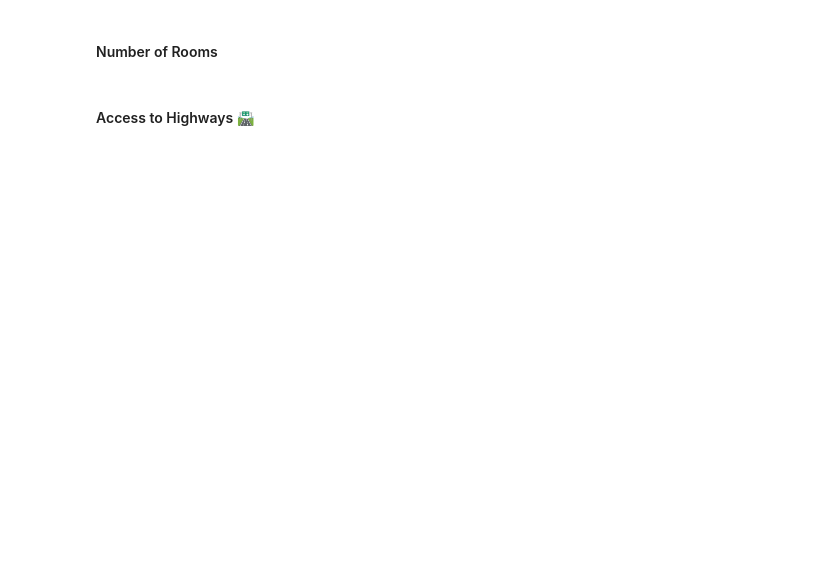
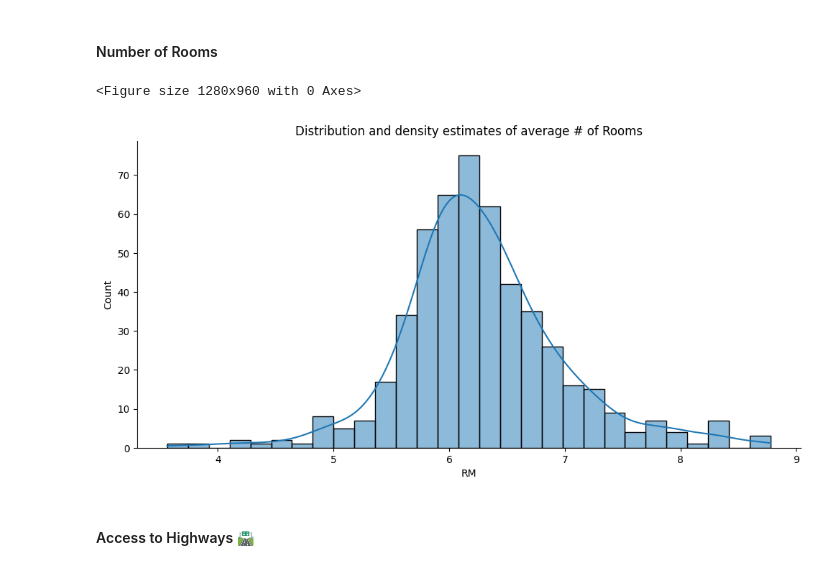
Before and after one commit to noah-clements/100Days-Python-Course, a Jupyter notebook: Day80 - Multivariable Regression/Multivariable_Regression_and_Valuation_Model.ipynb, the cells around one changed output. Drawn from its saved outputs; the diff is of its cells as text; code cells hidden in the pictures; blank space fills up the shorter version.

```diff
--- a/Day80 - Multivariable Regression/Multivariable_Regression_and_Valuation_Model.ipynb
+++ b/Day80 - Multivariable Regression/Multivariable_Regression_and_Valuation_Model.ipynb
@@ -180,4 +197,12 @@ What do you notice in the distributions of the data?
 # %% [markdown]
 #### Number of Rooms
+# %%
+plt.figure(dpi=200)
+sns.displot(data, x='RM', kde=True, aspect=2)
+plt.title("Distribution and density estimates of average # of Rooms")
+plt.show()
+# %% [output]
+<Figure size 1280x960 with 0 Axes>
+[figure, added]
 # %% [markdown]
 #### Access to Highways 🛣
```
Also changed, not shown: parts of 3 cells of this notebook.
